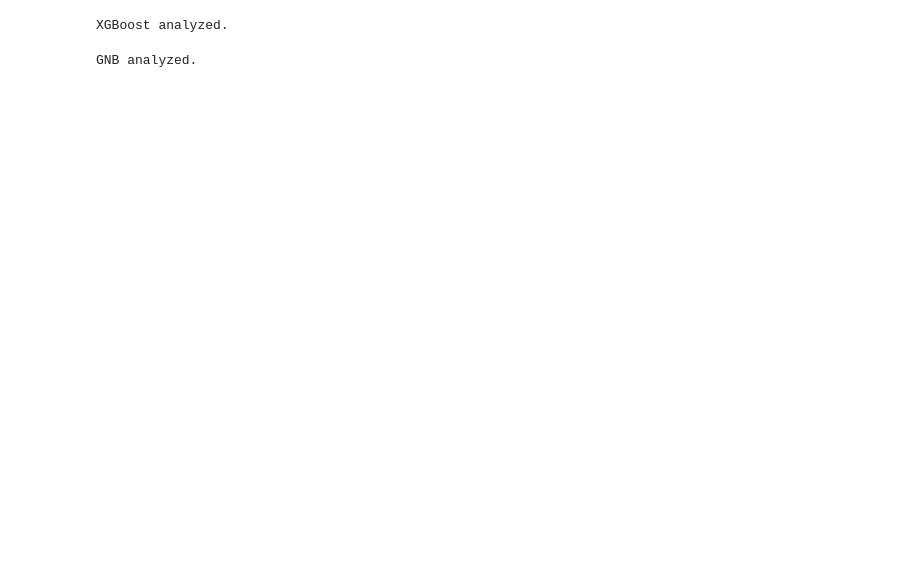
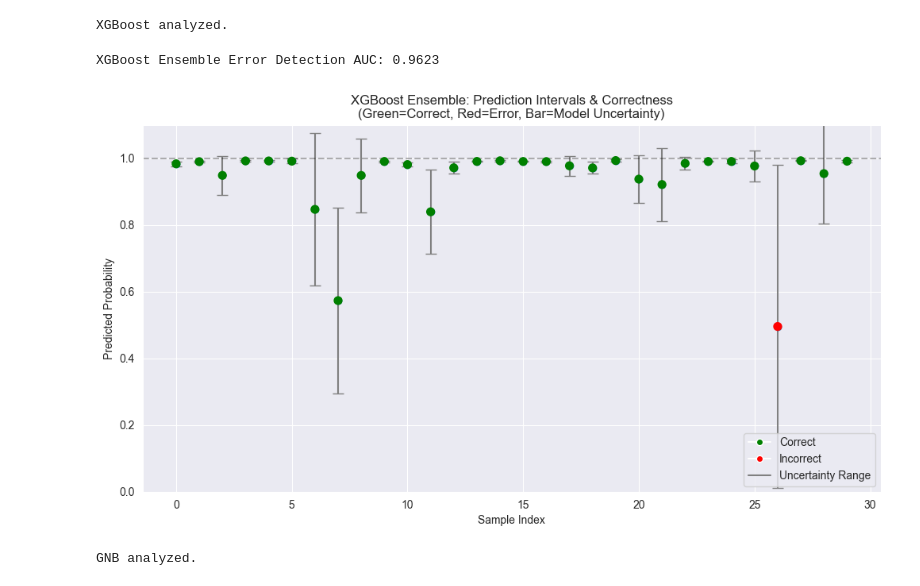
Before and after one commit to JakubTom1/Fault-detection-in-mechanical-devices, a Jupyter notebook: evaluation/AnalysisModels/uncertainty_comparison.py.ipynb, the cells around one changed output. Cells and saved outputs as stored; diff of their text form; code cells hidden in the pictures; blank space fills up the shorter version.

Commit message:
deep ensemble

```diff
--- a/evaluation/AnalysisModels/uncertainty_comparison.py.ipynb
+++ b/evaluation/AnalysisModels/uncertainty_comparison.py.ipynb
@@ -82,6 +164,24 @@ except FileNotFoundError:
     print("XGBoost model not found.")
 # %% [output]
 XGBoost analyzed.
+# %%
+# --- 2. XGBOOST (Bootstrap Ensemble) ---
+
+xgb_ensemble = BootstrapEnsemble(XGBClassifier(eval_metric='mlogloss'), n_estimators=20)
+xgb_ensemble.fit(X_train, y_train)
+
+probs_xgb, var_xgb, std_xgb = xgb_ensemble.predict_proba_with_uncertainty(X_test)
+
+evaluator = UncertaintyEvaluator(y_test, "XGBoost Ensemble")
+metrics, entropy_xgb, _ = evaluator.compute_metrics(probs_xgb, epistemic_var=var_xgb)
+comparison_table.append(metrics)
+uncertainty_details["XGBoost Ensemble"] = entropy_xgb
+
+evaluate_uncertainty_utility(y_test, probs_xgb, entropy_xgb, "XGBoost Ensemble")
+plot_uncertainty_intervals(y_test, probs_xgb, std_xgb, "XGBoost Ensemble")
+# %% [output]
+XGBoost Ensemble Error Detection AUC: 0.9623
+[figure, added]
 # %%
 # --- 3. GAUSSIAN NAIVE BAYES ---
 try:
```
Also changed, not shown: parts of 8 cells of this notebook, 1 other file.
